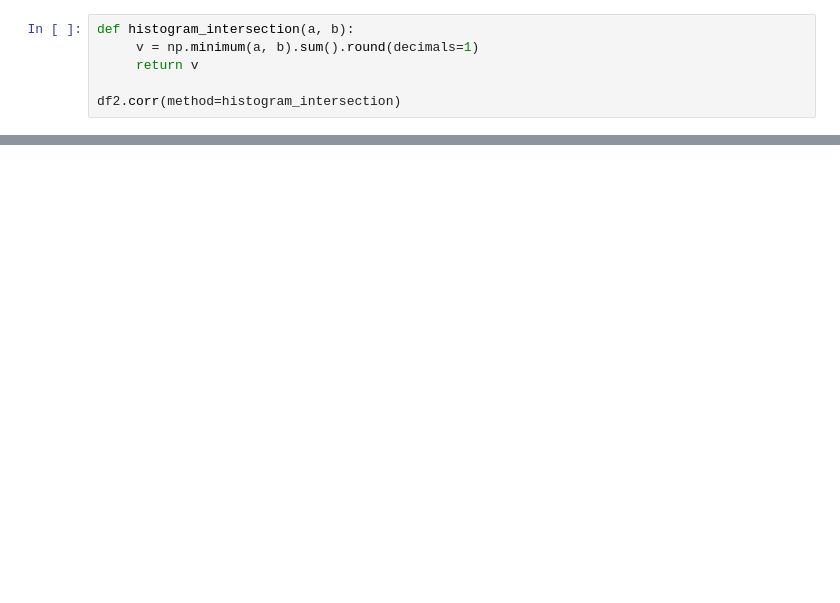
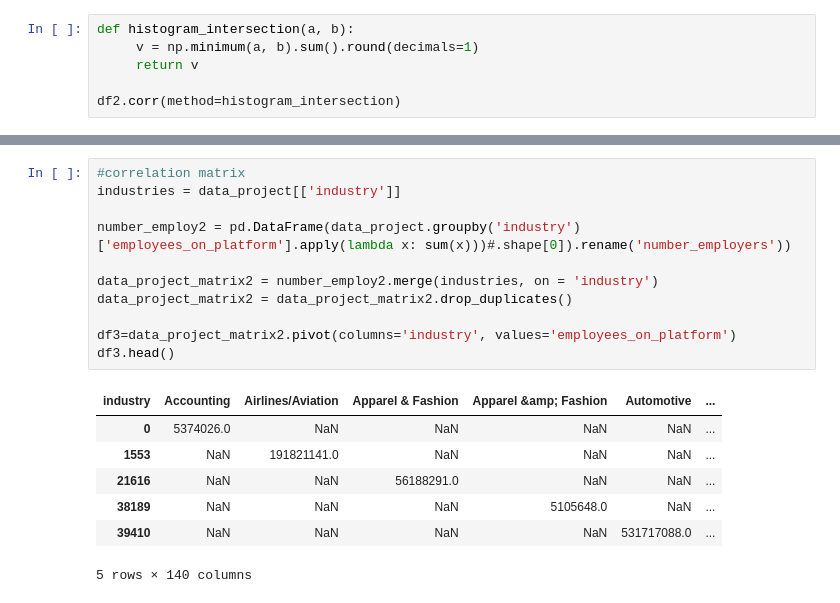
Before and after one commit to xibelly/Project_data_incubator, a Jupyter notebook: Project_analysis.ipynb, the cells around one changed output, grey strips where cells are left out. Saved outputs shown, nothing was run; the diff lists cells and outputs as text; blank space fills up the shorter version.

```diff
--- a/Project_analysis.ipynb
+++ b/Project_analysis.ipynb
@@ -100,0 +207,19 @@ df2.corr(method=histogram_intersection)
+# %%
+#correlation matrix
+industries = data_project[['industry']]
+
+number_employ2 = pd.DataFrame(data_project.groupby('industry')['employees_on_platform'].apply(lambda x: sum(x)))#.shape[0]).rename('number_employers'))
+
+data_project_matrix2 = number_employ2.merge(industries, on = 'industry')
+data_project_matrix2 = data_project_matrix2.drop_duplicates()
+
+df3=data_project_matrix2.pivot(columns='industry', values='employees_on_platform')
+df3.head()
+# %% [output]
+| industry | Accounting | Airlines/Aviation | Apparel & Fashion | Apparel &amp; Fashion | Automotive | ... |
+| 0 | 5374026.0 | NaN | NaN | NaN | NaN | ... |
+| 1553 | NaN | 191821141.0 | NaN | NaN | NaN | ... |
+| 21616 | NaN | NaN | 56188291.0 | NaN | NaN | ... |
+| 38189 | NaN | NaN | NaN | 5105648.0 | NaN | ... |
+| 39410 | NaN | NaN | NaN | NaN | 531717088.0 | ... |
+5 rows × 140 columns
```
Also changed, not shown: parts of 16 cells of this notebook.
